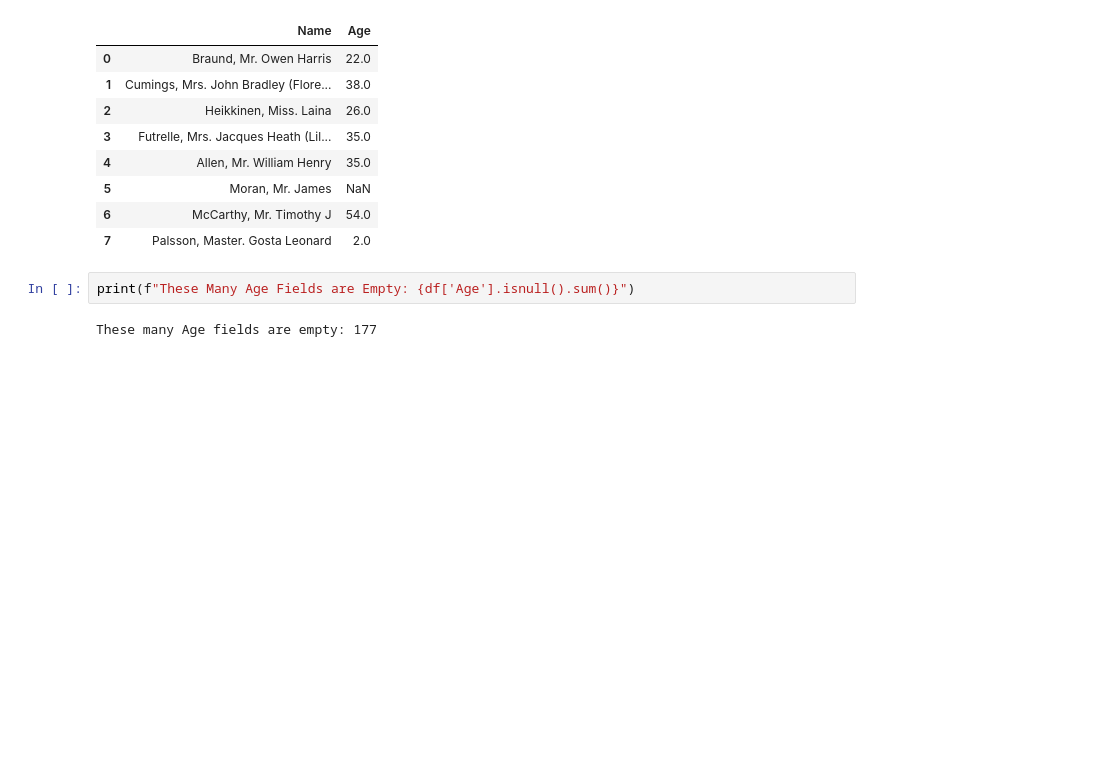
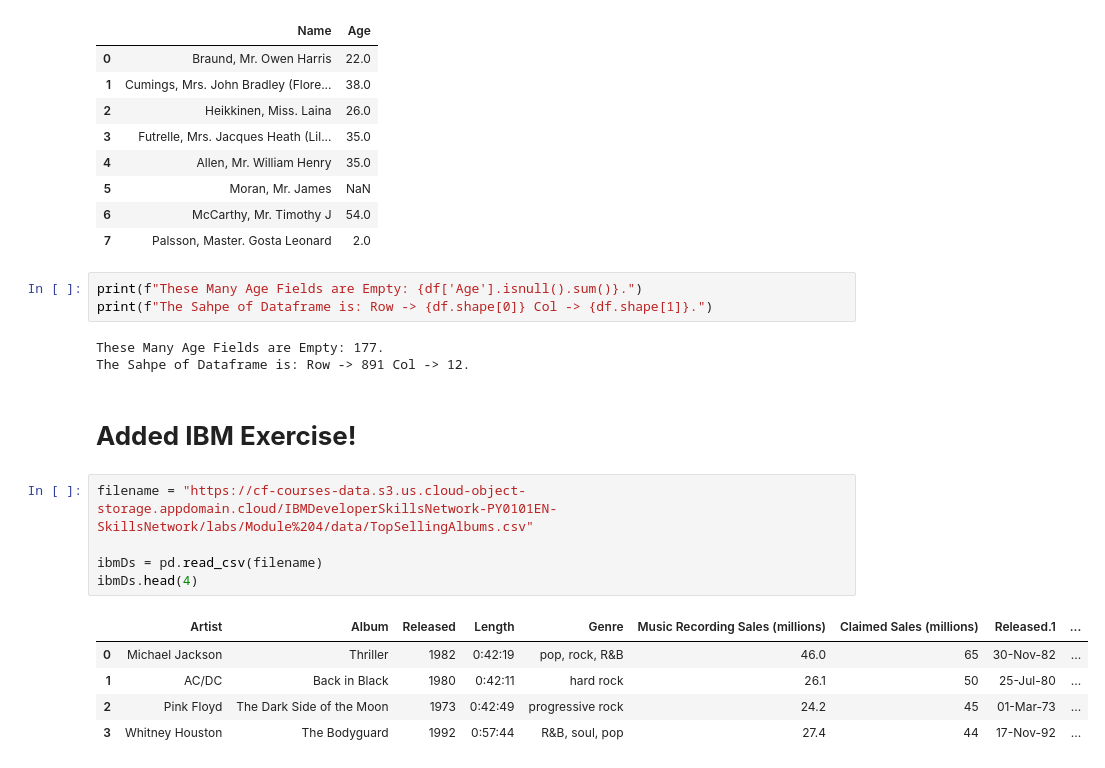
Before and after one commit to pri-cd/Data-Science-ML, a Jupyter notebook: IBM-Cognitive-Class/Data-Science-101.ipynb, the cells around one changed output. Cells and saved outputs as stored; diff of their text form; blank space fills up the shorter version.

Commit message:
Added IBM Exercise!

```diff
--- a/IBM-Cognitive-Class/Data-Science-101.ipynb
+++ b/IBM-Cognitive-Class/Data-Science-101.ipynb
@@ -32,6 +32,21 @@ df.loc[0:7, ["Name", "Age"]]
 | 6 | McCarthy, Mr. Timothy J | 54.0 |
 | 7 | Palsson, Master. Gosta Leonard | 2.0 |
 # %%
-print(f"These Many Age Fields are Empty: {df['Age'].isnull().sum()}")
+print(f"These Many Age Fields are Empty: {df['Age'].isnull().sum()}.")
+print(f"The Sahpe of Dataframe is: Row -> {df.shape[0]} Col -> {df.shape[1]}.")
 # %% [output]
-These many Age fields are empty: 177
+These Many Age Fields are Empty: 177.
+The Sahpe of Dataframe is: Row -> 891 Col -> 12.
+# %% [markdown]
+# **Added IBM Exercise!**
+# %%
+filename = "https://cf-courses-data.s3.us.cloud-object-storage.appdomain.cloud/IBMDeveloperSkillsNetwork-PY0101EN-SkillsNetwork/labs/Module%204/data/TopSellingAlbums.csv"
+
+ibmDs = pd.read_csv(filename)
+ibmDs.head(4)
+# %% [output]
+|  | Artist | Album | Released | Length | Genre | Music Recording Sales (millions) | Claimed Sales (millions) | Released.1 | ... |
+| 0 | Michael Jackson | Thriller | 1982 | 0:42:19 | pop, rock, R&B | 46.0 | 65 | 30-Nov-82 | ... |
+| 1 | AC/DC | Back in Black | 1980 | 0:42:11 | hard rock | 26.1 | 50 | 25-Jul-80 | ... |
+| 2 | Pink Floyd | The Dark Side of the Moon | 1973 | 0:42:49 | progressive rock | 24.2 | 45 | 01-Mar-73 | ... |
+| 3 | Whitney Houston | The Bodyguard | 1992 | 0:57:44 | R&B, soul, pop | 27.4 | 44 | 17-Nov-92 | ... |
```
Also changed, not shown: parts of 2 cells of this notebook.
